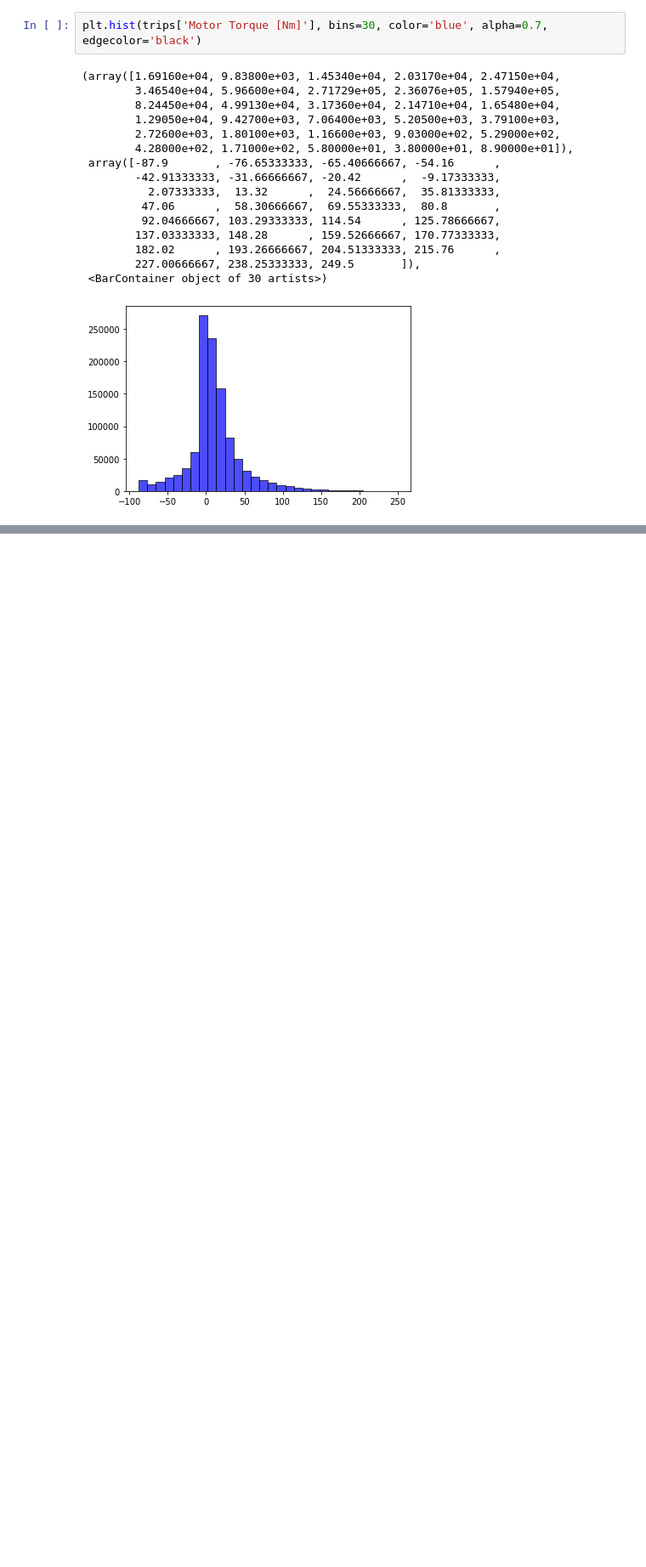
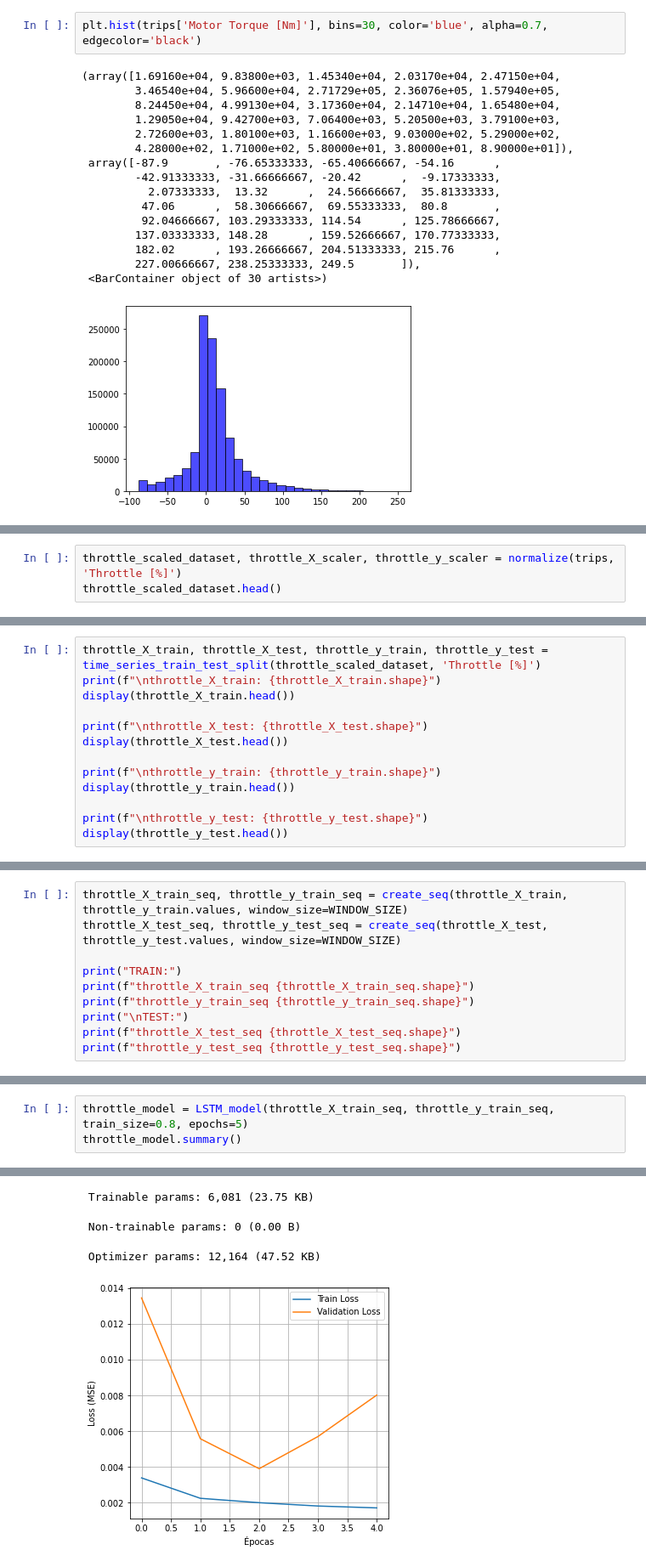
Before and after one commit to INXE-Lainf-Labs/EletricVehicleConsumptionEstimators, a Jupyter notebook: Conect2AI/NepochsLSTM.ipynb, the cells around one changed output, grey strips where cells are left out. Shown: that part at 85% size. Drawn from its saved outputs; the diff is of its cells as text; blank space fills up the shorter version.

```diff
--- a/Conect2AI/NepochsLSTM.ipynb
+++ b/Conect2AI/NepochsLSTM.ipynb
@@ -781,0 +870,3 @@ plt.hist(trips['Motor Torque [Nm]'], bins=30, color='blue', alpha=0.7, edgecolor
+# %%
+throttle_scaled_dataset, throttle_X_scaler, throttle_y_scaler = normalize(trips, 'Throttle [%]')
+throttle_scaled_dataset.head()
@@ -781,0 +880,13 @@ plt.hist(trips['Motor Torque [Nm]'], bins=30, color='blue', alpha=0.7, edgecolor
+# %%
+throttle_X_train, throttle_X_test, throttle_y_train, throttle_y_test = time_series_train_test_split(throttle_scaled_dataset, 'Throttle [%]')
+print(f"\nthrottle_X_train: {throttle_X_train.shape}")
+display(throttle_X_train.head())
+
+print(f"\nthrottle_X_test: {throttle_X_test.shape}")
+display(throttle_X_test.head())
+
+print(f"\nthrottle_y_train: {throttle_y_train.shape}")
+display(throttle_y_train.head())
+
+print(f"\nthrottle_y_test: {throttle_y_test.shape}")
+display(throttle_y_test.head())
@@ -781,0 +922,10 @@ plt.hist(trips['Motor Torque [Nm]'], bins=30, color='blue', alpha=0.7, edgecolor
+# %%
+throttle_X_train_seq, throttle_y_train_seq = create_seq(throttle_X_train, throttle_y_train.values, window_size=WINDOW_SIZE)
+throttle_X_test_seq, throttle_y_test_seq = create_seq(throttle_X_test, throttle_y_test.values, window_size=WINDOW_SIZE)
+
+print("TRAIN:")
+print(f"throttle_X_train_seq {throttle_X_train_seq.shape}")
+print(f"throttle_y_train_seq {throttle_y_train_seq.shape}")
+print("\nTEST:")
+print(f"throttle_X_test_seq {throttle_X_test_seq.shape}")
+print(f"throttle_y_test_seq {throttle_y_test_seq.shape}")
@@ -781,0 +940,4 @@ plt.hist(trips['Motor Torque [Nm]'], bins=30, color='blue', alpha=0.7, edgecolor
+# %%
+throttle_model = LSTM_model(throttle_X_train_seq, throttle_y_train_seq, train_size=0.8, epochs=5)
+throttle_model.summary()
+# %% [output]
@@ -781,0 +967,4 @@ plt.hist(trips['Motor Torque [Nm]'], bins=30, color='blue', alpha=0.7, edgecolor
+ Trainable params: 6,081 (23.75 KB)
+ Non-trainable params: 0 (0.00 B)
+ Optimizer params: 12,164 (47.52 KB)
+[figure, added]
```
Also changed, not shown: parts of 31 cells of this notebook.
